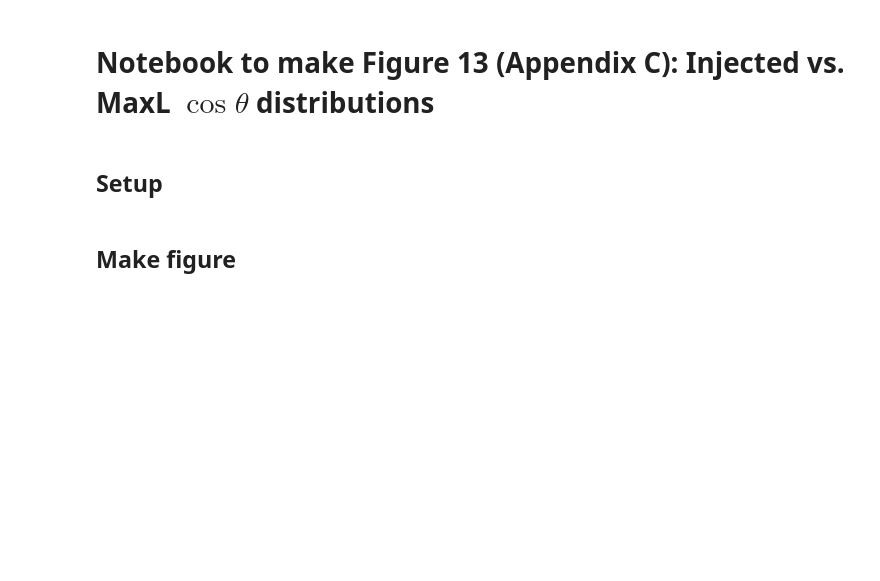
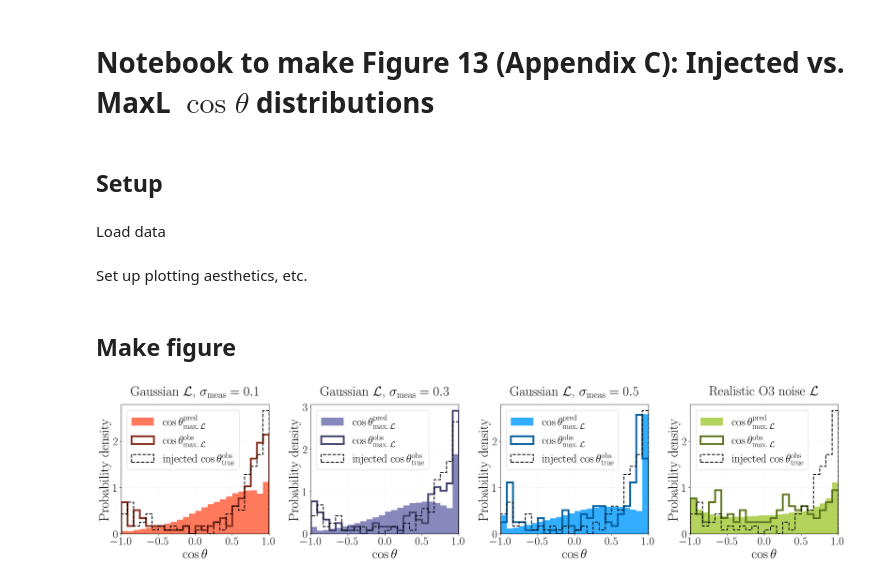
Before and after one commit to simonajmiller/GW-PPCs, a Jupyter notebook: figures/notebook_figure_13.ipynb, the cells around one changed output. Saved outputs shown, nothing was run; the diff lists cells and outputs as text; code cells hidden in the pictures; blank space fills up the shorter version.

```diff
--- a/figures/notebook_figure_13.ipynb
+++ b/figures/notebook_figure_13.ipynb
@@ -17,5 +17,69 @@ sys.path.append('../utils')
 import plot_utils
 # %% [markdown]
 ## Setup
+# %% [markdown]
+Load data
+# %%
+# Predicted vs. Observed PPC traces
+datalevel_predobs = np.load('../data/PPC_traces_data_level.npz', allow_pickle=True)['arr_0'].item()
+
+# True injected values
+inj_truths = np.load('../data/injected_truths.npz', allow_pickle=True)['arr_0'].item()
+# %% [markdown]
+Set up plotting aesthetics, etc.
+# %%
+param='costheta'
+xticks = [-1, -.5, 0, .5, 1]
+
+posts = list(datalevel_predobs.keys())
+
+TITLE_FONTSIZE = 30
+AXISLABEL_FONTSIZE = 30
+TICKLABEL_FONTSIZE = 25
+LEGEND_FONTSIZE  = 27
+
+bins=np.linspace(-1,1,25)
+hist_kws = dict(density=True, bins=bins)
 # %% [markdown]
 ## Make figure
+# %%
+fig, axs = plt.subplots(ncols=4, figsize=(33/1.4, 8/1.4), sharex=True)
+
+for j, post in enumerate(posts):
+
+    # Format axes
+    axs[j].set_xlabel(r'$\cos\theta$', fontsize=AXISLABEL_FONTSIZE)
+    axs[j].set_ylabel('Probability density', fontsize=AXISLABEL_FONTSIZE)
+    axs[j].set_title(plot_utils.run_labels[post], fontsize=TITLE_FONTSIZE, y=1.05)
+    axs[j].set_xticks(xticks)
+    axs[j].tick_params(axis='both', labelsize=TICKLABEL_FONTSIZE)
+    axs[j].set_xlim(-1, 1)
+    axs[j].grid()
+
+    # Get data
+    pred = datalevel_predobs[post]['predicted'][param].flatten()
+    obs = datalevel_predobs[post]['observed'][param].flatten()
+    inj = inj_truths[post]
+
+    # Generate histograms
+    axs[j].hist(
+        pred, **hist_kws, alpha=0.8, color=plot_utils.run_colors[post],
+        label=r'$\cos\theta^{\rm pred}_{\rm max.\,\mathcal L}$'
+    )
+    axs[j].hist(
+        obs, **hist_kws, histtype='step', lw=4, color=plot_utils.run_colors_darker[post],
+        label=r'$\cos\theta^{\rm obs}_{\rm max.\,\mathcal L}$'
+    )
+    axs[j].hist(
+        inj, **hist_kws, histtype='step', lw=2, color='k', ls='--',
+        label=r'injected $\cos\theta^{\rm obs}_{\rm true}$'
+    )
+
+    # Add legend
+    axs[j].legend(fontsize=25)
+
+plt.tight_layout()
+plt.savefig('figure_13.png', dpi=300, bbox_inches='tight')
+plt.show()
+# %% [output]
+[figure, added]
```
Also changed, not shown: 2 other files.
